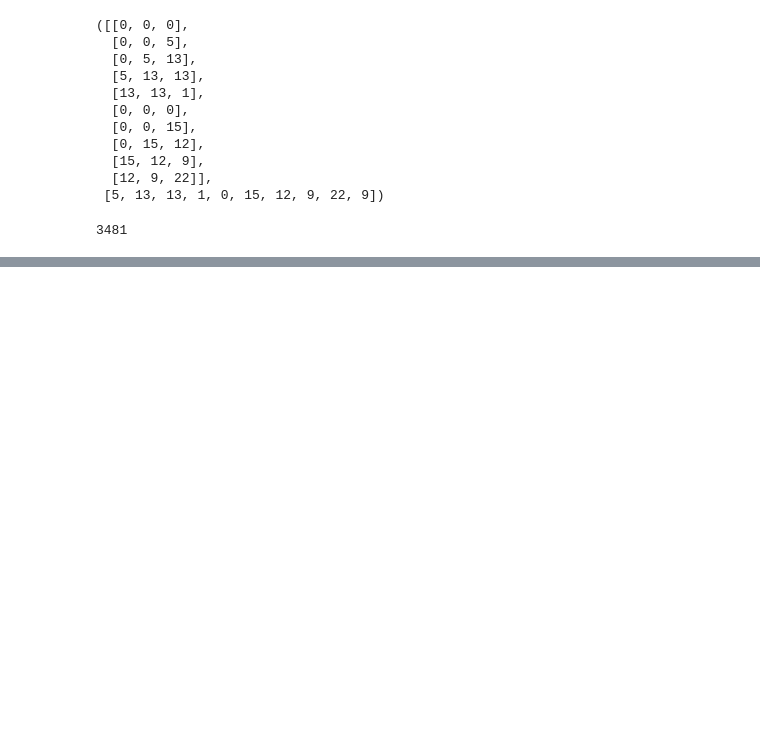
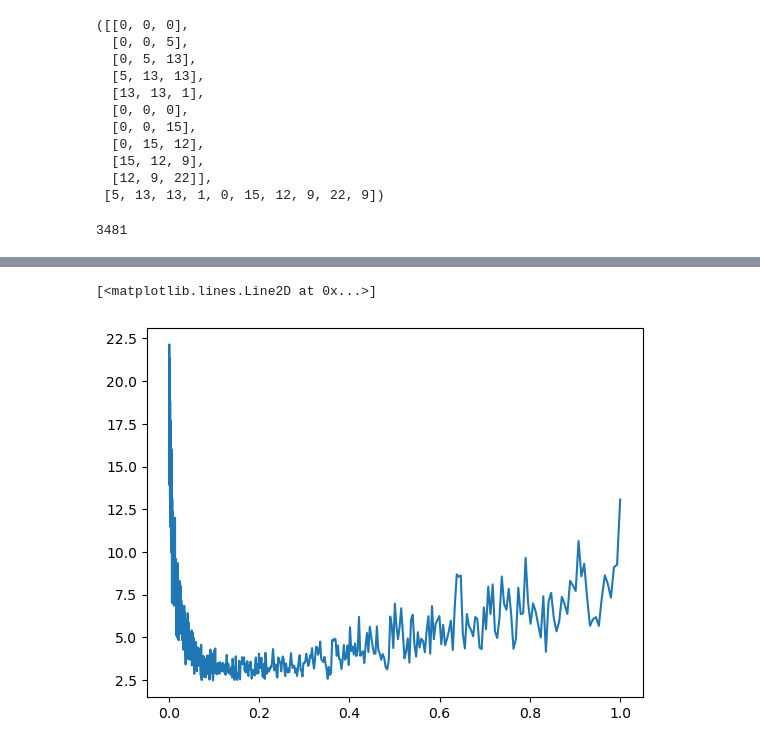
Before and after one commit to Buenobarbie/Makemore, a Jupyter notebook: makemore_mlp.ipynb, the cells around one changed output, grey strips where cells are left out. Cells and saved outputs as stored; diff of their text form; code cells hidden in the pictures; blank space fills up the shorter version.

```diff
--- a/makemore_mlp.ipynb
+++ b/makemore_mlp.ipynb
@@ -186,6 +186,8 @@ for p in parameters:
 lre = torch.linspace(-3, 0, 1000)
 lrs = 10**lre
 # %%
+losses = []
+
 for i in range(1000):
 
     #mini batch construct
@@ -200,6 +202,7 @@ for i in range(1000):
     # prob = counts / counts.sum(1, keepdim=True)
     # loss = -prob[torch.arange(32), Y].log().mean()
     loss = F.cross_entropy(logits, Y[ix])
+    losses.append(loss.item())
     # Backward pass
     for p in parameters:
         p.grad = None
@@ -217,0 +218,5 @@ tensor(17.7697)
+# %%
+plt.plot(lrs, losses)
+# %% [output]
+[<matplotlib.lines.Line2D at 0x...>]
+[figure, added]
```
Also changed, not shown: parts of 6 cells of this notebook.
